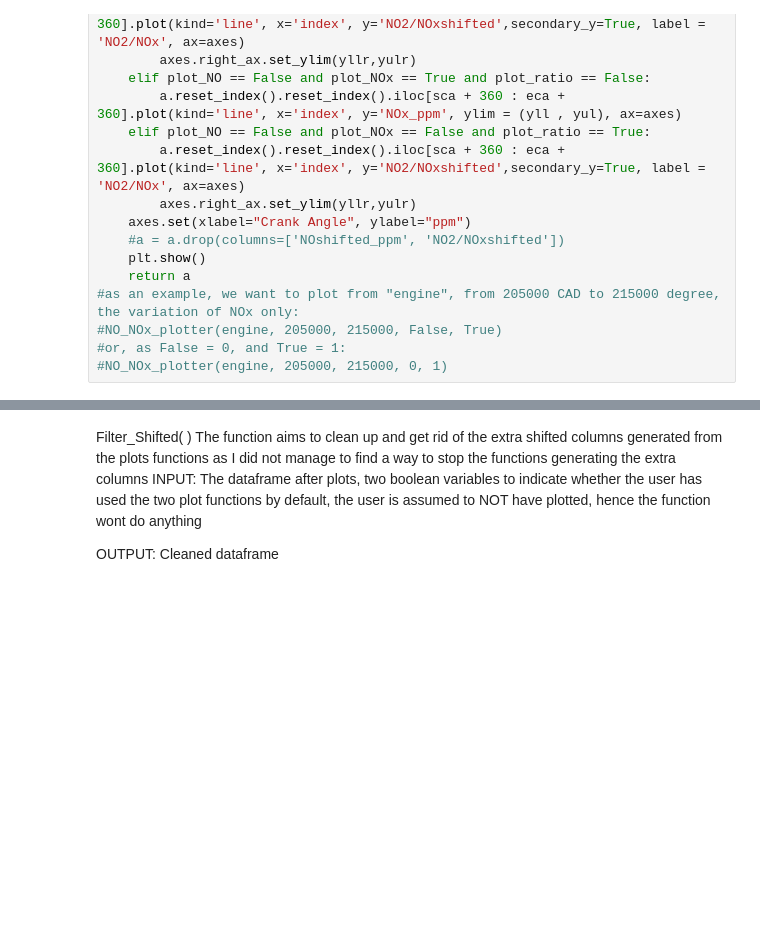
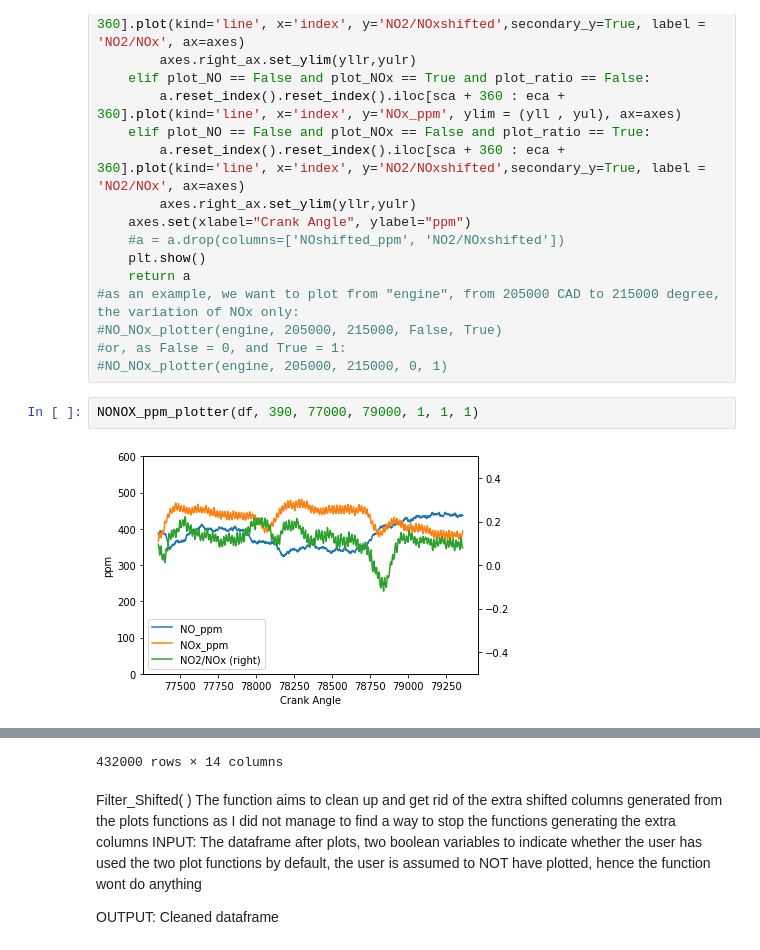
Before and after one commit to fyzhong97/Fast_NOX, a Jupyter notebook: Data_Plotter_Research.ipynb, the cells around one changed output, grey strips where cells are left out. Drawn from its saved outputs; the diff is of its cells as text; blank space fills up the shorter version.

```diff
--- a/Data_Plotter_Research.ipynb
+++ b/Data_Plotter_Research.ipynb
@@ -263,3 +347,7 @@ def NONOX_ppm_plotter(Filtered_data_, NOoffset_, Start_Crank_Angle_ = -360, End_
 #NO_NOx_plotter(engine, 205000, 215000, False, True)
 #or, as False = 0, and True = 1:
 #NO_NOx_plotter(engine, 205000, 215000, 0, 1)
+# %%
+NONOX_ppm_plotter(df, 390, 77000, 79000, 1, 1, 1)
+# %% [output]
+[figure, added]
@@ -266,3 +367,4 @@ def NONOX_ppm_plotter(Filtered_data_, NOoffset_, Start_Crank_Angle_ = -360, End_
+432000 rows × 14 columns
 # %% [markdown]
 Filter_Shifted( )
     The function aims to clean up and get rid of the extra shifted columns generated from the plots functions
```
Also changed, not shown: parts of 20 cells of this notebook.
